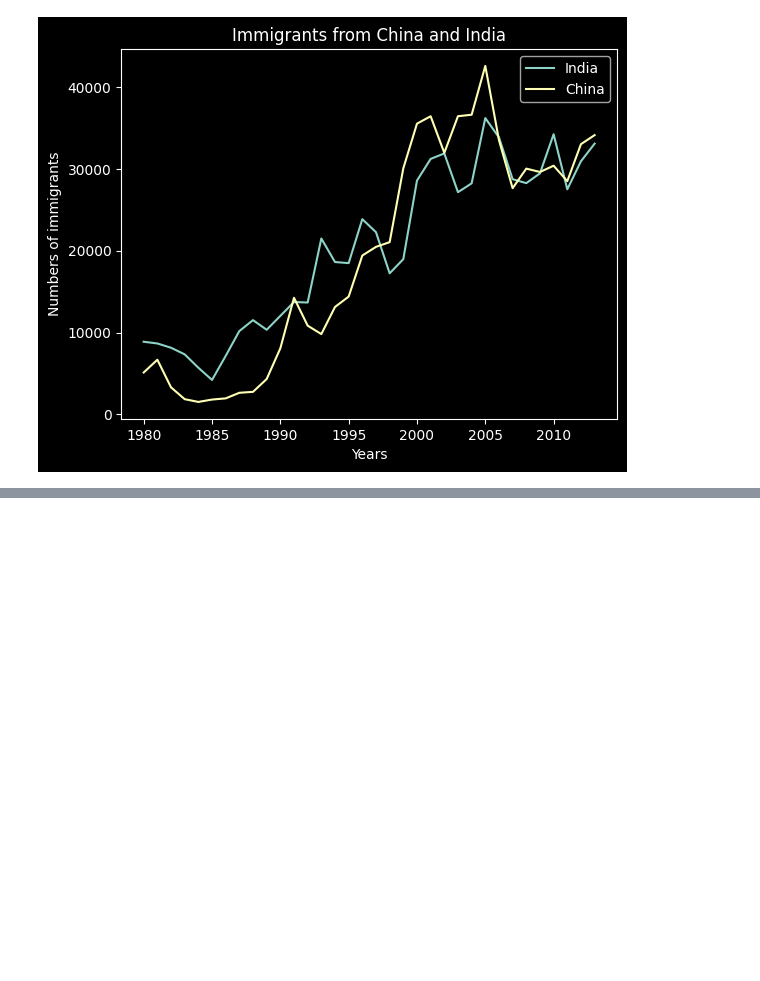
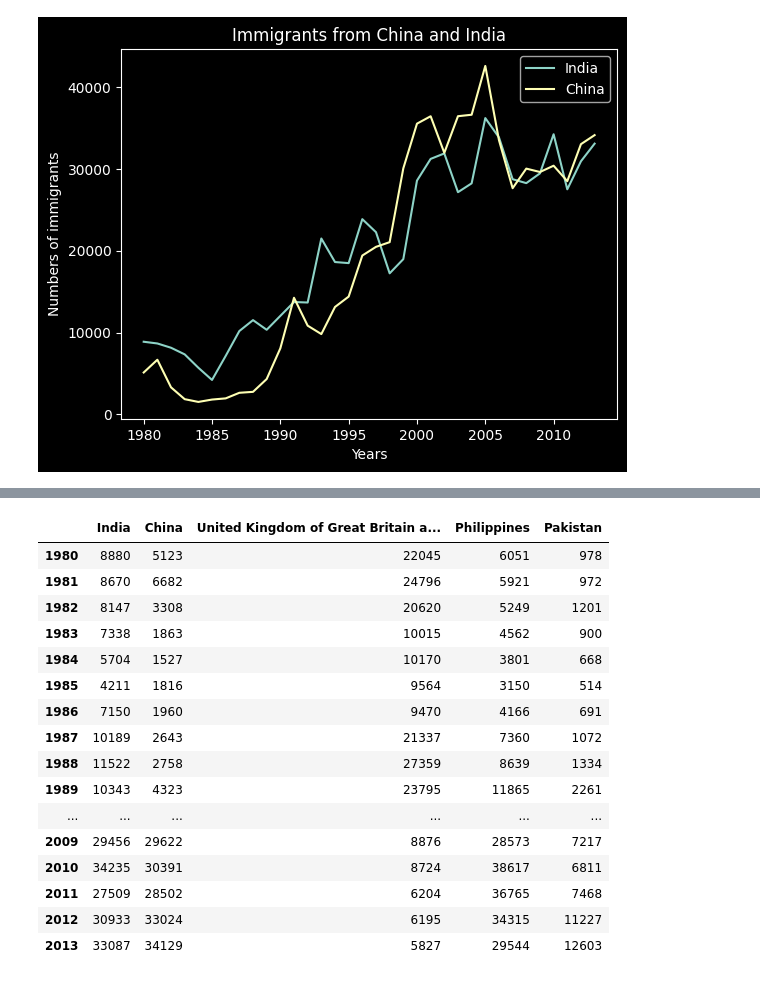
Before and after one commit to Mohwit/Data-Visualization, a Jupyter notebook: lineChart.ipynb, the cells around one changed output, grey strips where cells are left out. Cells and saved outputs as stored; diff of their text form; code cells hidden in the pictures; blank space fills up the shorter version.

```diff
--- a/lineChart.ipynb
+++ b/lineChart.ipynb
@@ -537,0 +570,22 @@ plt.show()
+# %%
+#transposing to get years as index
+df_top5 = df_top5[years].transpose()
+df_top5
+# %% [output]
+|  | India | China | United Kingdom of Great Britain a... | Philippines | Pakistan |
+| 1980 | 8880 | 5123 | 22045 | 6051 | 978 |
+| 1981 | 8670 | 6682 | 24796 | 5921 | 972 |
+| 1982 | 8147 | 3308 | 20620 | 5249 | 1201 |
+| 1983 | 7338 | 1863 | 10015 | 4562 | 900 |
+| 1984 | 5704 | 1527 | 10170 | 3801 | 668 |
+| 1985 | 4211 | 1816 | 9564 | 3150 | 514 |
+| 1986 | 7150 | 1960 | 9470 | 4166 | 691 |
+| 1987 | 10189 | 2643 | 21337 | 7360 | 1072 |
+| 1988 | 11522 | 2758 | 27359 | 8639 | 1334 |
+| 1989 | 10343 | 4323 | 23795 | 11865 | 2261 |
+| ... | ... | ... | ... | ... | ... |
+| 2009 | 29456 | 29622 | 8876 | 28573 | 7217 |
+| 2010 | 34235 | 30391 | 8724 | 38617 | 6811 |
+| 2011 | 27509 | 28502 | 6204 | 36765 | 7468 |
+| 2012 | 30933 | 33024 | 6195 | 34315 | 11227 |
+| 2013 | 33087 | 34129 | 5827 | 29544 | 12603 |
```
Also changed, not shown: parts of 4 cells of this notebook.
